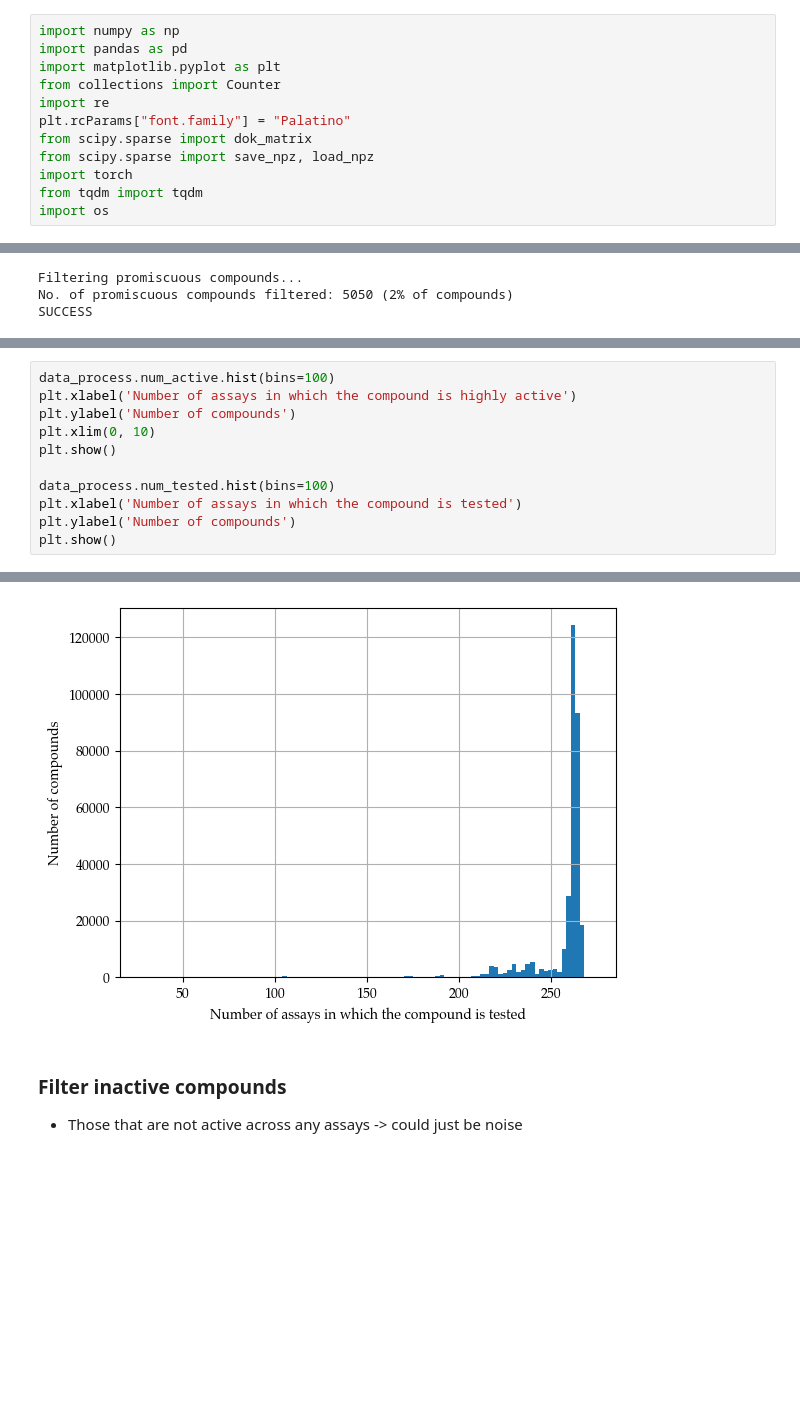
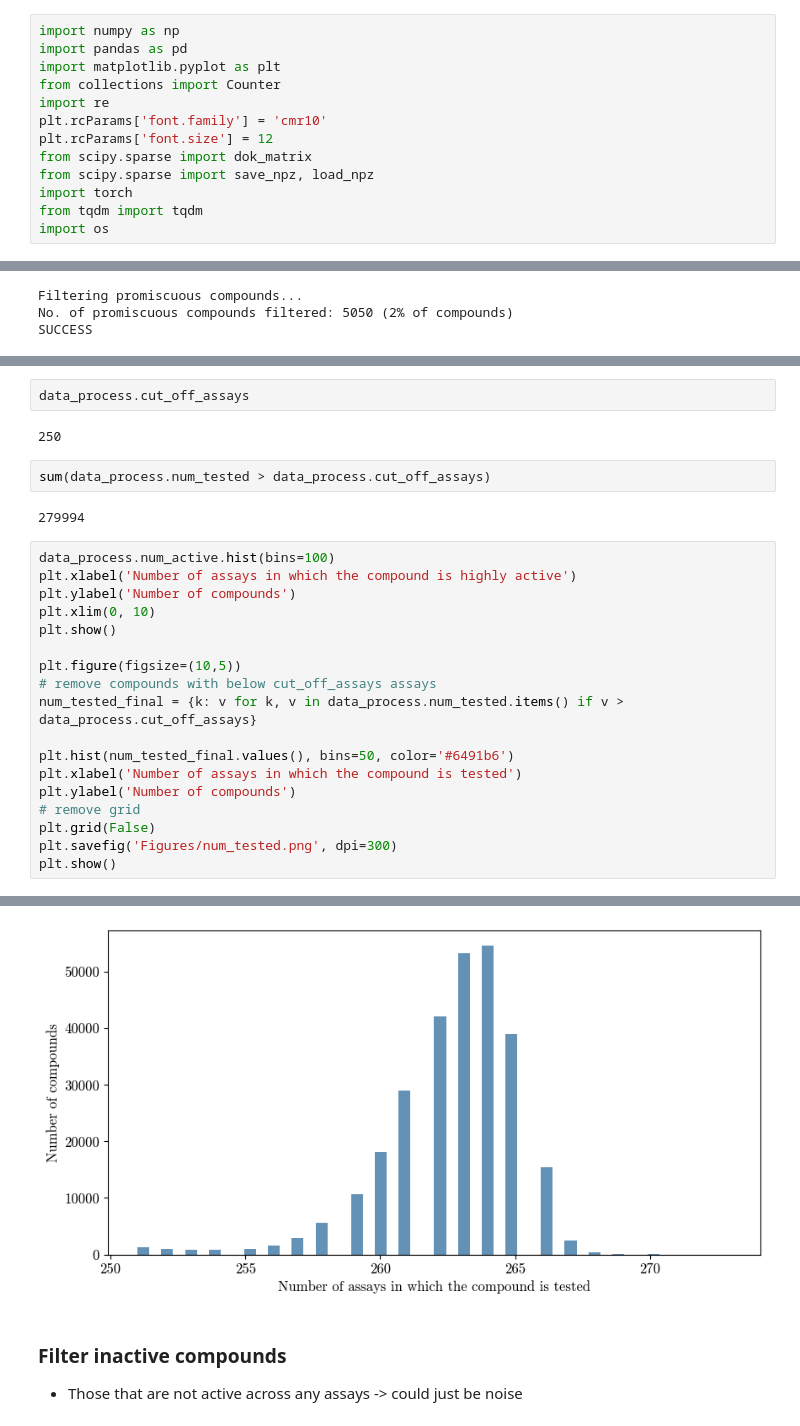
Before and after one commit to davidkubanek/Thesis, a Jupyter notebook: HTS_fingerprints.ipynb, the cells around one changed output, grey strips where cells are left out. Saved outputs shown, nothing was run; the diff lists cells and outputs as text; blank space fills up the shorter version.

```diff
--- a/HTS_fingerprints.ipynb
+++ b/HTS_fingerprints.ipynb
@@ -9,7 +9,8 @@ import pandas as pd
 import matplotlib.pyplot as plt
 from collections import Counter
 import re
-plt.rcParams["font.family"] = "Palatino"
+plt.rcParams['font.family'] = 'cmr10'
+plt.rcParams['font.size'] = 12
 from scipy.sparse import dok_matrix
 from scipy.sparse import save_npz, load_npz
 import torch
@@ -1197,3 +1303,11 @@ SUCCESS
+# %%
+data_process.cut_off_assays
+# %% [output]
+250
+# %%
+sum(data_process.num_tested > data_process.cut_off_assays)
+# %% [output]
+279994
 # %%
 data_process.num_active.hist(bins=100)
 plt.xlabel('Number of assays in which the compound is highly active')
@@ -1201,8 +1315,15 @@ plt.ylabel('Number of compounds')
 plt.xlim(0, 10)
 plt.show()
 
-data_process.num_tested.hist(bins=100)
+plt.figure(figsize=(10,5))
+# remove compounds with below cut_off_assays assays
+num_tested_final = {k: v for k, v in data_process.num_tested.items() if v > data_process.cut_off_assays}
+
+plt.hist(num_tested_final.values(), bins=50, color='#6491b6')
 plt.xlabel('Number of assays in which the compound is tested')
 plt.ylabel('Number of compounds')
+# remove grid
+plt.grid(False)
+plt.savefig('Figures/num_tested.png', dpi=300)
 plt.show()
 # %% [output]
@@ -1210,4 +1331,4 @@ plt.show()
-[figure, old version]
+[figure, new version]
 # %% [markdown]
 ### Filter inactive compounds
 - Those that are not active across any assays -> could just be noise
```
Also changed, not shown: parts of 18 cells of this notebook, 13 other files.
